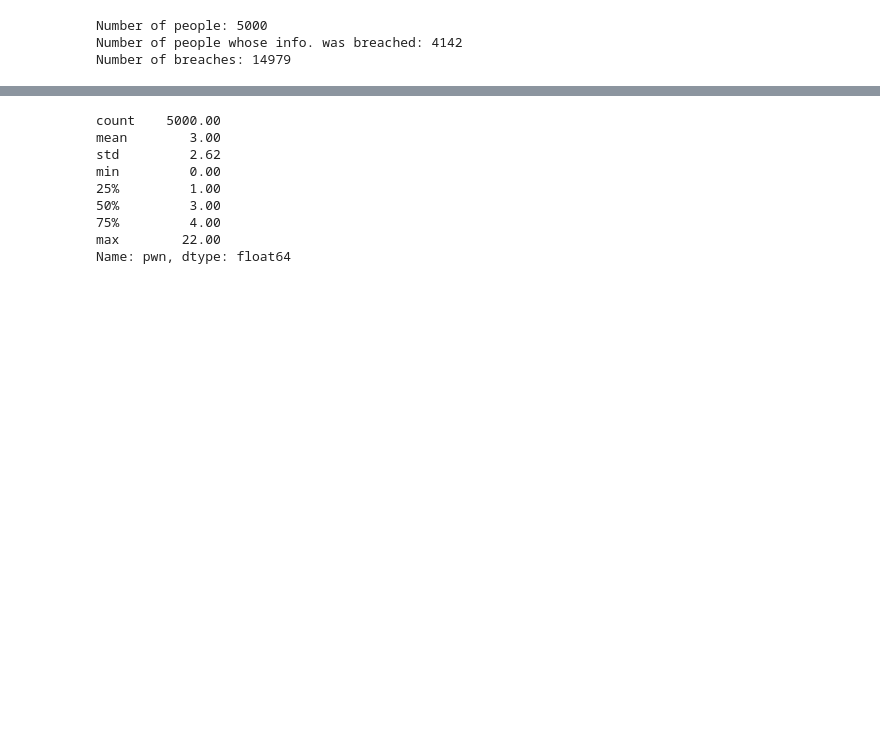
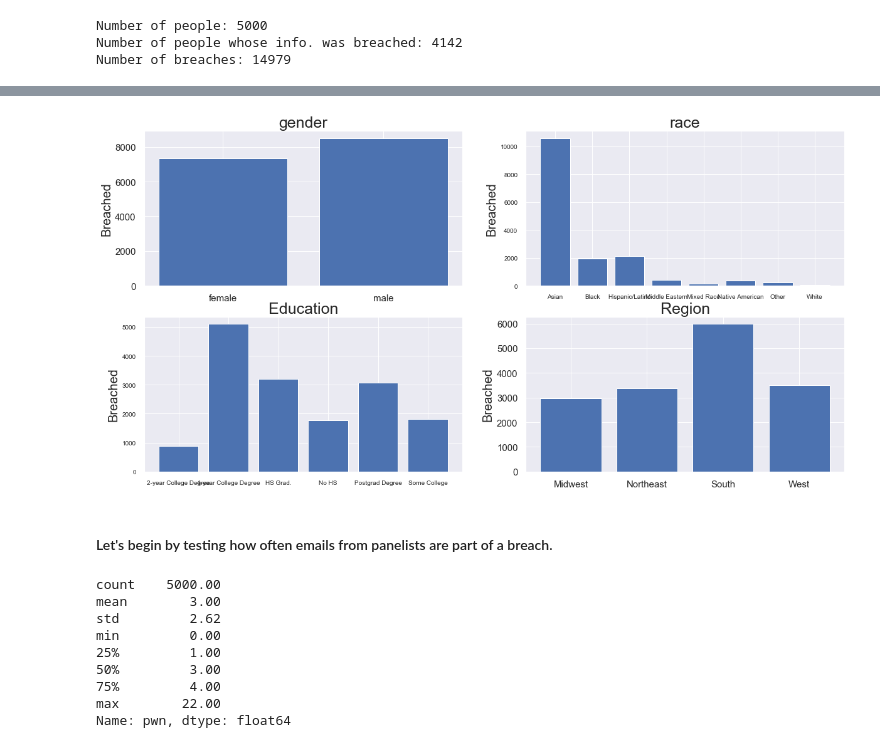
Before and after one commit to ashalin10/ml-ds-python, a Jupyter notebook: scripts.ipynb, the cells around one changed output, grey strips where cells are left out. Saved outputs shown, nothing was run; the diff lists cells and outputs as text; code cells hidden in the pictures; blank space fills up the shorter version.

```diff
--- a/scripts.ipynb
+++ b/scripts.ipynb
@@ -32,3 +113,80 @@ Number of rows in the final dataset:  15837
+# %%
+# set up the figure size
+
+plt.rcParams['figure.figsize'] = (20, 10)
+
+# make subplots
+fig, axes = plt.subplots(nrows = 2, ncols = 2)
+
+# make the data read to feed into the visulizer
+X_gender = fin_dat.replace({'gender': {1: 'male', 2: 'female'}}).groupby('gender').size().reset_index(name='Breached')['gender']
+Y_Breached = fin_dat.replace({'Breached': {1: 'male', 2: 'female'}}).groupby('gender').size().reset_index(name='Breached')['Breached']
+# make the bar plot
+axes[0, 0].bar(X_gender, Y_Breached)
+axes[0, 0].set_title('gender', fontsize=25)
+axes[0, 0].set_ylabel('Breached', fontsize=20)
+axes[0, 0].tick_params(axis='both', labelsize=15)
+
+
+# make the data read to feed into the visulizer
+X_race = fin_dat.replace({'race': {1: 'White', 2: 'Black',
+                                               3: 'Hispanic/Latino',
+                                               4: 'Asian',
+                                               5: 'Native American',
+                                               6: 'Middle Eastern',
+                                               7: 'Mixed Race',
+                                               8: 'Other'}}).groupby('race').size().reset_index(name='Breached')['race']
+Y_Breached = fin_dat.replace({'Breached' : {1: 'White',
+                                               2: 'Black',
+                                               3: 'Hispanic/Latino',
+                                               4: 'Asian',
+                                               5: 'Native American',
+                                               6: 'Middle Eastern',
+                                               7: 'Mixed Race',
+                                               8: 'Other'}}).groupby('race').size().reset_index(name='Breached')['Breached']
+# make the bar plot
+axes[0, 1].bar(X_race, Y_Breached)
+axes[0, 1].set_title('race', fontsize=25)
+axes[0, 1].set_ylabel('Breached', fontsize=20)
+axes[0, 1].tick_params(axis='both', labelsize=10)
+
+# make the data read to feed into the visulizer
+X_educ = fin_dat.replace({'educ' : {1: 'No HS',
+                                             2: 'HS Grad.',
+                                             3: 'Some College',
+                                             4: '2-year College Degree',
+                                             5: '4-year College Degree',
+                                             6: 'Postgrad Degree'}}).groupby('educ').size().reset_index(name='Breached')['educ']
+Y_Breached = fin_dat.replace({'Breached' : {1: 'No HS',
+                                             2: 'HS Grad.',
+                                             3: 'Some College',
+                                             4: '2-year College Degree',
+                                             5: '4-year College Degree',
+                                             6: 'Postgrad Degree'}}).groupby('educ').size().reset_index(name='Breached')['Breached']
+# make the bar plot
+axes[1, 0].bar(X_educ, Y_Breached)
+axes[1, 0].set_title('Education', fontsize=25)
+axes[1, 0].set_ylabel('Breached', fontsize=20)
+axes[1, 0].tick_params(axis='both', labelsize=10)
+
+# make the data read to feed into the visulizer
+X_region = fin_dat.replace({'region' :{ 1: 'Northeast',
+                                             2: 'Midwest',
+                                             3: 'South',
+                                             4: 'West'}}).groupby('region').size().reset_index(name='Breached')['region']
+Y_Breached = fin_dat.replace({'Breached' : {1: 'Northeast',
+                                             2: 'Midwest',
+                                             3: 'South',
+                                             4: 'West'}}).groupby('region').size().reset_index(name='Breached')['Breached']
+# make the bar plot
+axes[1, 1].bar(X_region, Y_Breached)
+axes[1, 1].set_title('Region', fontsize=25)
+axes[1, 1].set_ylabel('Breached', fontsize=20)
+axes[1, 1].tick_params(axis='both', labelsize=15)
+# %% [output]
+[figure, added]
+# %% [markdown]
+#### Let's begin by testing how often emails from panelists are part of a breach.
 # %%
 # %% some people's emails are not part of the breach but join produces NaNs for them. We swap them with 0s
 fin_dat['pwn'] = pd.notna(fin_dat['PwnCount'])
```
Also changed, not shown: parts of 56 cells of this notebook.
